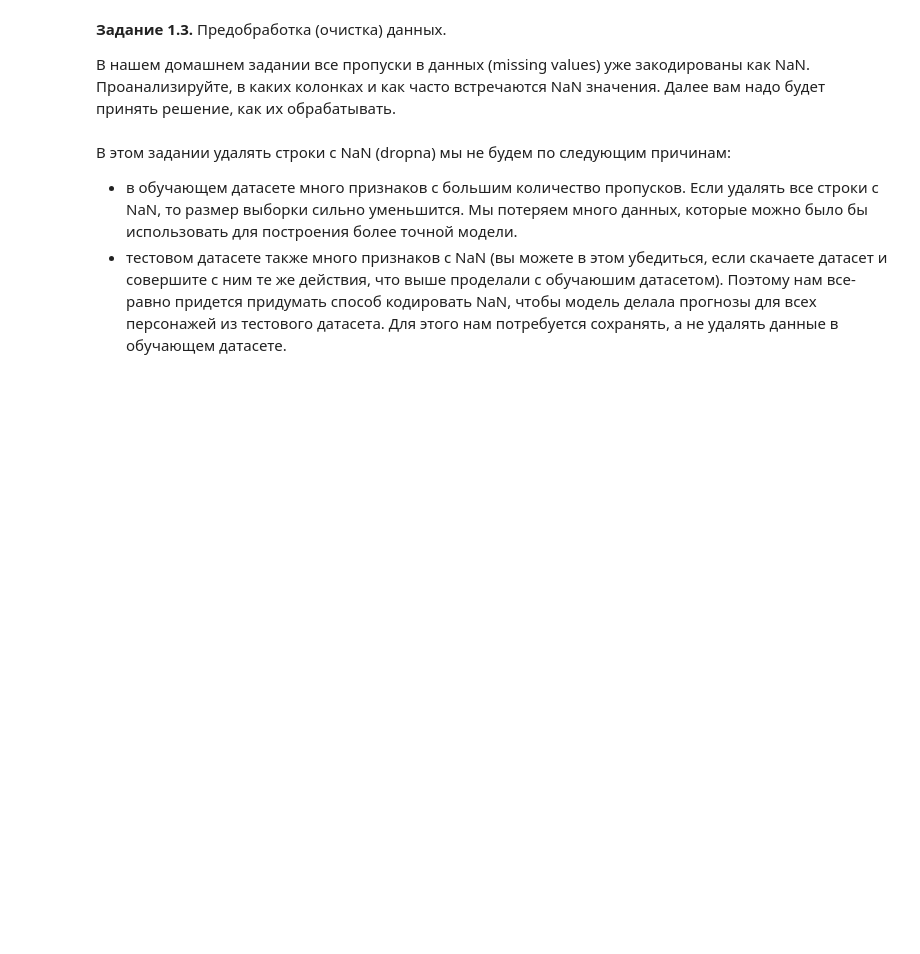
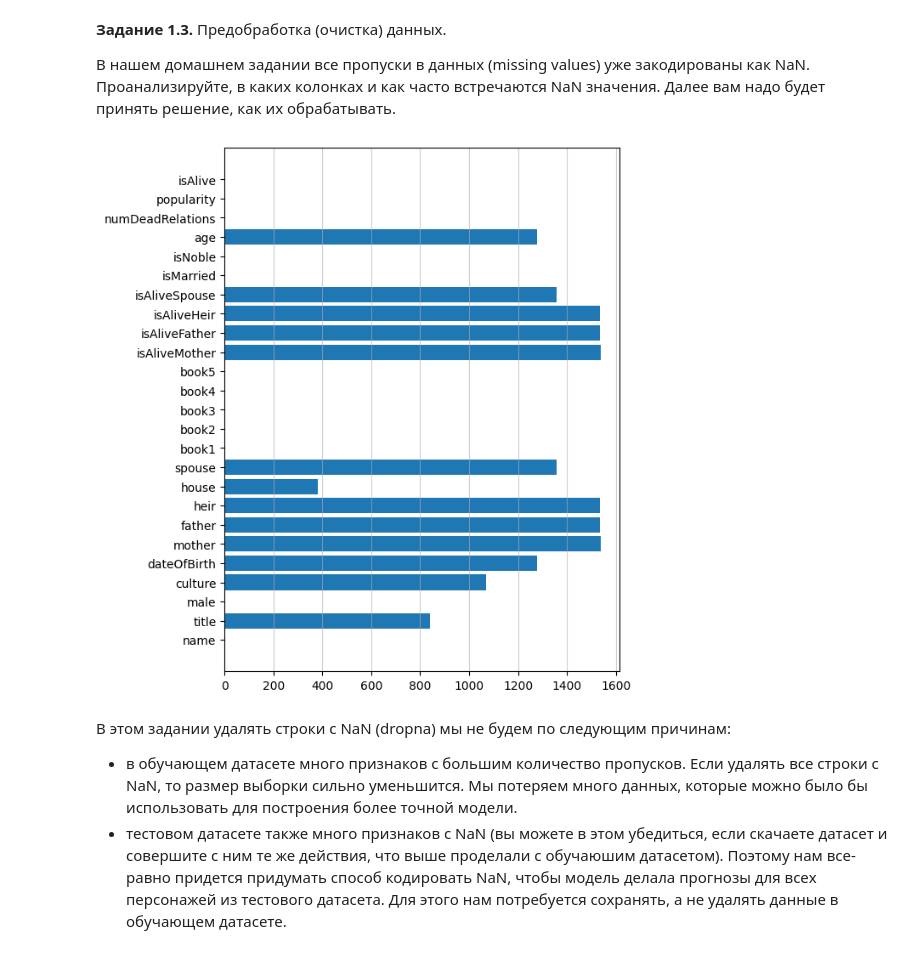
Before and after one commit to dancher00/dls, a Jupyter notebook: week_01_ml_intro/Homework/hw_1_game_of_thrones.ipynb, the cells around one changed output. Drawn from its saved outputs; the diff is of its cells as text; code cells hidden in the pictures; blank space fills up the shorter version.

```diff
--- a/week_01_ml_intro/Homework/hw_1_game_of_thrones.ipynb
+++ b/week_01_ml_intro/Homework/hw_1_game_of_thrones.ipynb
@@ -111,2 +107,4 @@ data = # ...
+# %%
+data = pd.read_csv('/content/game_of_thrones_train.csv', index_col='S.No')
 # %% [markdown]
 Посмотрите, какие типы данных представлены в нашем датасете
@@ -133,3 +175,11 @@ data.describe(include = [...]).T[['count', 'min', 'max']]
+# %%
+bar_of_nan = data.isna().sum(axis=0)
+plt.figure(figsize=(6, 8))
+# plt.xticks(rotation=60)
+plt.grid(axis='x', alpha=0.6)
+plt.barh(bar_of_nan.index, bar_of_nan.values);
+# %% [output]
+[figure, added]
 # %% [markdown]
 В этом задании удалять строки с NaN (dropna) мы не будем по следующим причинам:
 - в обучающем датасете много признаков с большим количество пропусков. Если удалять все строки с NaN, то размер выборки сильно уменьшится. Мы потеряем много данных, которые можно было бы использовать для построения более точной модели.
```
Also changed, not shown: parts of 27 cells of this notebook.
